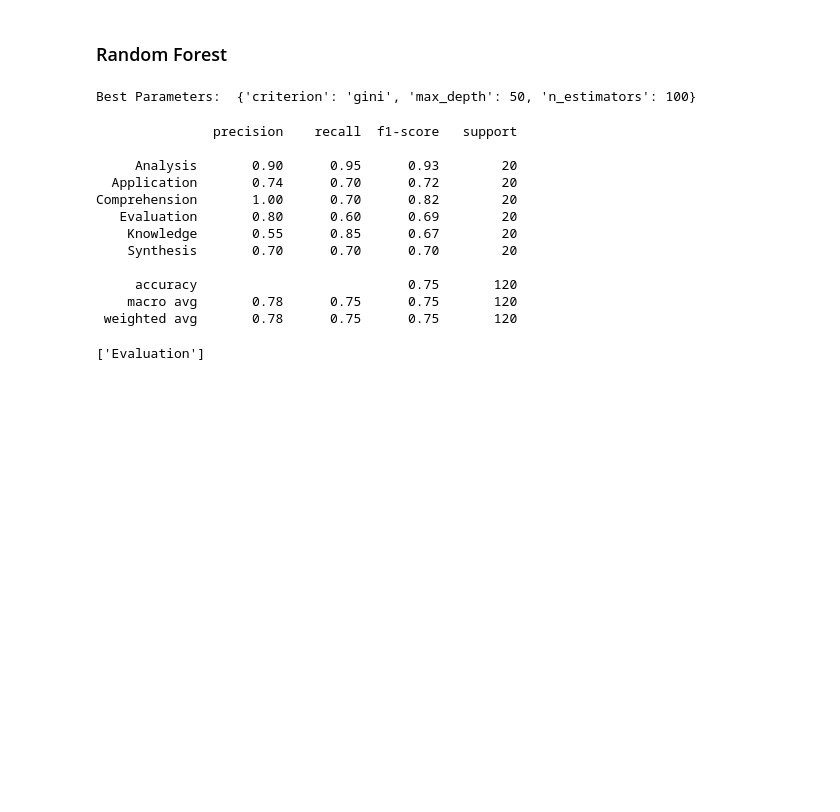
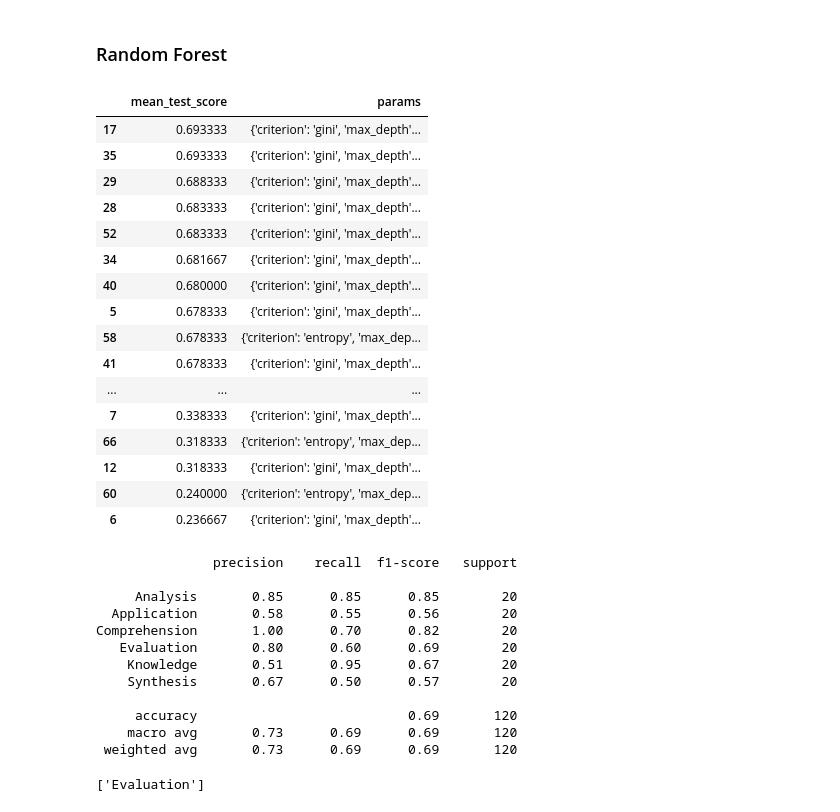
Before and after one commit to 99pranit/Qillion, a Jupyter notebook: notebook/question_classifier.ipynb, the cells around one changed output. Saved outputs shown, nothing was run; the diff lists cells and outputs as text; code cells hidden in the pictures; blank space fills up the shorter version.

```diff
--- a/notebook/question_classifier.ipynb
+++ b/notebook/question_classifier.ipynb
@@ -17,5 +17,12 @@ import string as st
 from transformers import BertTokenizer, TFBertModel
 import tensorflow as tf
 import torch
+import fasttext
+
+pd.set_option('display.max_columns', None)  # Show all columns
+pd.set_option('display.max_rows', None)  # Show all rows
+pd.set_option('display.max_colwidth', None)  # Show full content in each cell
+pd.set_option('display.width', 1000)  # Set max width
+
 # Load spaCy's English model
 nlp = spacy.load('en_core_web_sm')
@@ -77,8 +102,15 @@ BERT Sentence Embedding Shape: (600, 768)
 vectorizer = TfidfVectorizer()
 tfidf = vectorizer.fit_transform(df['processed_question'])
 # %%
-# Addeing linguistic features
+# Convert TF-IDF sparse matrix to DataFrame with appropriate column names
+tfidf_df = pd.DataFrame(tfidf.toarray(), columns= vectorizer.get_feature_names_out())
+
+# Adding linguistic features
 ling_features = df['processed_question'].apply(extract_linguistic_features).apply(pd.Series)
-token_df = pd.concat([ling_features, pd.DataFrame(sentence_embedding)], axis=1)
-token_df = token_df.drop(columns= ['blooms_verb_present'] , axis=1)
+
+# Concatenate DataFrames
+token_df = pd.concat([ling_features, tfidf_df], axis=1)
+
+# Drop unnecessary columns (if needed)
+token_df = token_df.drop(columns=['blooms_verb_present'], axis=1)
 token_df.columns = token_df.columns.map(str)
@@ -88,4 +118,7 @@ y = df['BT LEVEL']
 # Modelling
 # %% [markdown]
 ## Basic Machine Leanring
+# %%
+x = token_df
+y = df['BT LEVEL']
 # %%
@@ -95,33 +128,53 @@ x_train , x_test , y_train, y_test = train_test_split(tfidf, y, test_size=0.2, r
 # %%
 params = {
     'n_estimators' : [2 , 5 , 10 , 20 , 50 , 100],
     'criterion' : ['gini' , 'entropy'],
-    'max_depth' : [None , 5 , 10 , 20 , 50]
+    'max_depth' : [None , 5 , 10 , 20 , 50 , 100 , 200 , 350 , 500]
 }
 param_search = GridSearchCV(estimator= RandomForestClassifier(), param_grid= params, cv=5)
 
-param_search.fit(tfidf , y)
-print("Best Parameters: ", param_search.best_params_)
+param_search.fit(x , y)
+
+cv_results = pd.DataFrame(param_search.cv_results_)
+cv_results = cv_results[["mean_test_score", "params"]].sort_values(by="mean_test_score", ascending=False)
+
+cv_results
 # %% [output]
-Best Parameters:  {'criterion': 'gini', 'max_depth': 50, 'n_estimators': 100}
+|  | mean_test_score | params |
+| 17 | 0.693333 | {'criterion': 'gini', 'max_depth'... |
+| 35 | 0.693333 | {'criterion': 'gini', 'max_depth'... |
+| 29 | 0.688333 | {'criterion': 'gini', 'max_depth'... |
+| 28 | 0.683333 | {'criterion': 'gini', 'max_depth'... |
+| 52 | 0.683333 | {'criterion': 'gini', 'max_depth'... |
+| 34 | 0.681667 | {'criterion': 'gini', 'max_depth'... |
+| 40 | 0.680000 | {'criterion': 'gini', 'max_depth'... |
+| 5 | 0.678333 | {'criterion': 'gini', 'max_depth'... |
+| 58 | 0.678333 | {'criterion': 'entropy', 'max_dep... |
+| 41 | 0.678333 | {'criterion': 'gini', 'max_depth'... |
+| ... | ... | ... |
+| 7 | 0.338333 | {'criterion': 'gini', 'max_depth'... |
+| 66 | 0.318333 | {'criterion': 'entropy', 'max_dep... |
+| 12 | 0.318333 | {'criterion': 'gini', 'max_depth'... |
+| 60 | 0.240000 | {'criterion': 'entropy', 'max_dep... |
+| 6 | 0.236667 | {'criterion': 'gini', 'max_depth'... |
 # %%
-classifier = RandomForestClassifier(n_estimators= 100 , max_depth= 50, criterion= 'gini')
+classifier = RandomForestClassifier(n_estimators= 100 , max_depth= 10, criterion= 'gini')
 classifier.fit(x_train, y_train)
 y_pred = classifier.predict(x_test)
 print(classification_report(y_test , y_pred))
 # %% [output]
                precision    recall  f1-score   support
 
-     Analysis       0.90      0.95      0.93        20
-  Application       0.74      0.70      0.72        20
+     Analysis       0.85      0.85      0.85        20
+  Application       0.58      0.55      0.56        20
 Comprehension       1.00      0.70      0.82        20
    Evaluation       0.80      0.60      0.69        20
-    Knowledge       0.55      0.85      0.67        20
-    Synthesis       0.70      0.70      0.70        20
+    Knowledge       0.51      0.95      0.67        20
+    Synthesis       0.67      0.50      0.57        20
 
-     accuracy                           0.75       120
-    macro avg       0.78      0.75      0.75       120
- weighted avg       0.78      0.75      0.75       120
+     accuracy                           0.69       120
+    macro avg       0.73      0.69      0.69       120
+ weighted avg       0.73      0.69      0.69       120
 # %%
 question = 'How many total disk access is needed to search a record using two level indexing?'
 processed_q = preprocess_text(question)
```
Also changed, not shown: parts of 10 cells of this notebook.
